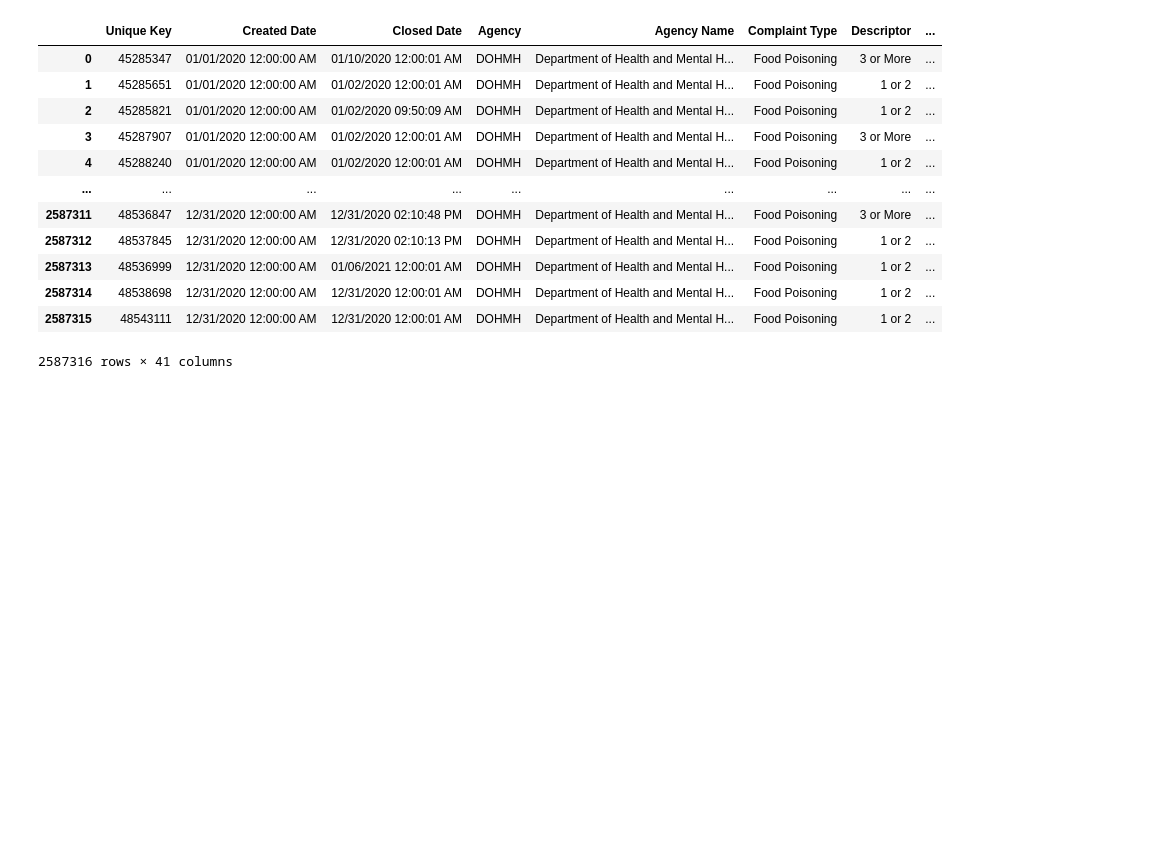
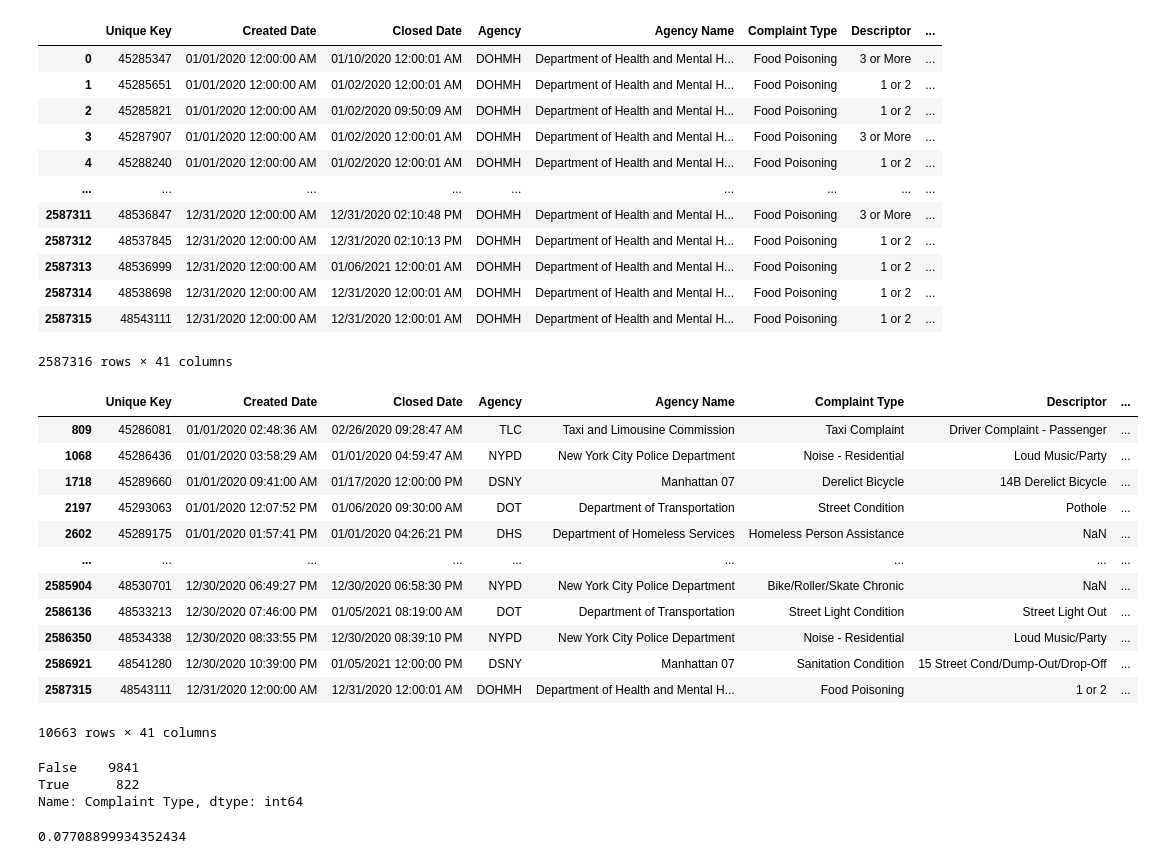
Before and after one commit to fho21/Tools-Group-Project-Group-43, a Jupyter notebook: Parking.ipynb, the cells around one changed output. Saved outputs shown, nothing was run; the diff lists cells and outputs as text; code cells hidden in the pictures; blank space fills up the shorter version.

Commit message:
Update Parking.ipynb
Filtering and computing illegal parking ratio for 10023 zip code

```diff
--- a/Parking.ipynb
+++ b/Parking.ipynb
@@ -18,3 +18,32 @@ df
 | 2587314 | 48538698 | 12/31/2020 12:00:00 AM | 12/31/2020 12:00:01 AM | DOHMH | Department of Health and Mental H... | Food Poisoning | 1 or 2 | ... |
 | 2587315 | 48543111 | 12/31/2020 12:00:00 AM | 12/31/2020 12:00:01 AM | DOHMH | Department of Health and Mental H... | Food Poisoning | 1 or 2 | ... |
 2587316 rows × 41 columns
+# %%
+df1 = df[df['Incident Zip']==10023]
+df1
+# %% [output]
+|  | Unique Key | Created Date | Closed Date | Agency | Agency Name | Complaint Type | Descriptor | ... |
+| 809 | 45286081 | 01/01/2020 02:48:36 AM | 02/26/2020 09:28:47 AM | TLC | Taxi and Limousine Commission | Taxi Complaint | Driver Complaint - Passenger | ... |
+| 1068 | 45286436 | 01/01/2020 03:58:29 AM | 01/01/2020 04:59:47 AM | NYPD | New York City Police Department | Noise - Residential | Loud Music/Party | ... |
+| 1718 | 45289660 | 01/01/2020 09:41:00 AM | 01/17/2020 12:00:00 PM | DSNY | Manhattan 07 | Derelict Bicycle | 14B Derelict Bicycle | ... |
+| 2197 | 45293063 | 01/01/2020 12:07:52 PM | 01/06/2020 09:30:00 AM | DOT | Department of Transportation | Street Condition | Pothole | ... |
+| 2602 | 45289175 | 01/01/2020 01:57:41 PM | 01/01/2020 04:26:21 PM | DHS | Department of Homeless Services | Homeless Person Assistance | NaN | ... |
+| ... | ... | ... | ... | ... | ... | ... | ... | ... |
+| 2585904 | 48530701 | 12/30/2020 06:49:27 PM | 12/30/2020 06:58:30 PM | NYPD | New York City Police Department | Bike/Roller/Skate Chronic | NaN | ... |
+| 2586136 | 48533213 | 12/30/2020 07:46:00 PM | 01/05/2021 08:19:00 AM | DOT | Department of Transportation | Street Light Condition | Street Light Out | ... |
+| 2586350 | 48534338 | 12/30/2020 08:33:55 PM | 12/30/2020 08:39:10 PM | NYPD | New York City Police Department | Noise - Residential | Loud Music/Party | ... |
+| 2586921 | 48541280 | 12/30/2020 10:39:00 PM | 01/05/2021 12:00:00 PM | DSNY | Manhattan 07 | Sanitation Condition | 15 Street Cond/Dump-Out/Drop-Off | ... |
+| 2587315 | 48543111 | 12/31/2020 12:00:00 AM | 12/31/2020 12:00:01 AM | DOHMH | Department of Health and Mental H... | Food Poisoning | 1 or 2 | ... |
+10663 rows × 41 columns
+# %%
+parking_complaints_10023 = df1['Complaint Type'].str.contains('illegal parking',case=False).value_counts()
+parking_complaints_10023
+# %% [output]
+False    9841
+True      822
+Name: Complaint Type, dtype: int64
+# %%
+parking_ratio_10023 = parking_complaints_10023[1]/(parking_complaints_10023[0]+parking_complaints_10023[1])
+parking_ratio_10023
+# %% [output]
+0.07708899934352434
```
